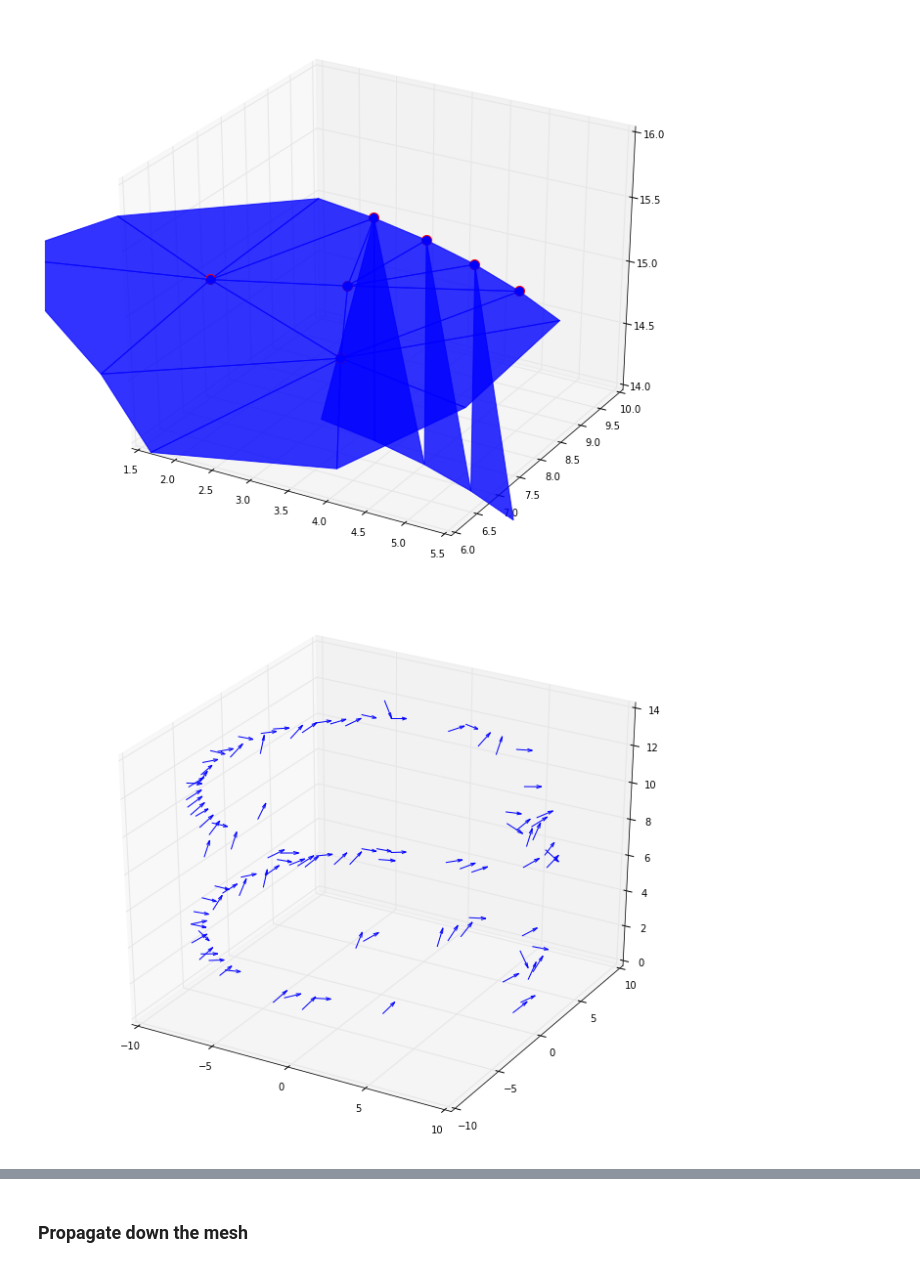
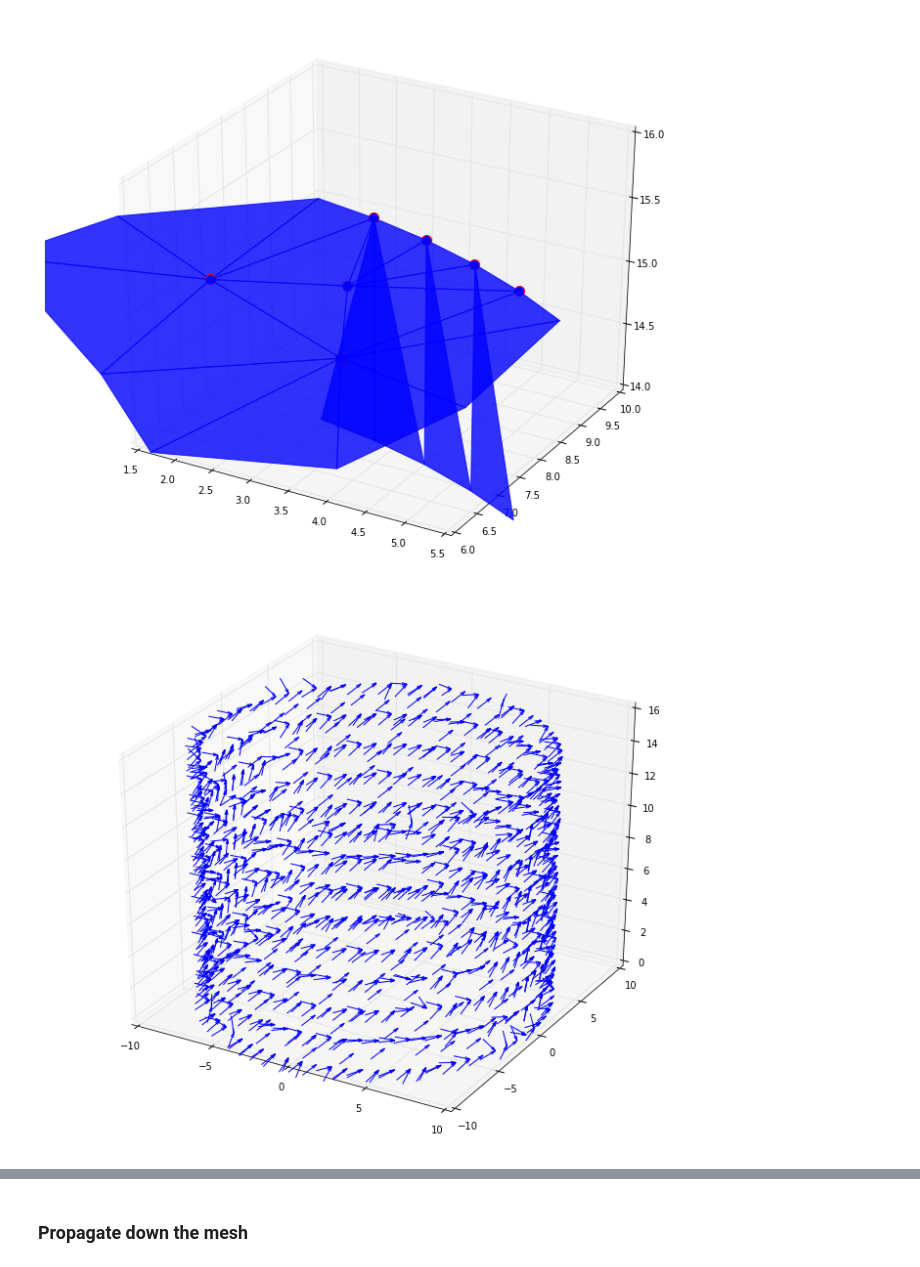
Before and after one commit to dnkrtz/hexmachina, a Jupyter notebook: notebooks/AllHex_Dery.ipynb, the cells around one changed output, grey strips where cells are left out. Cells and saved outputs as stored; diff of their text form; code cells hidden in the pictures.

```diff
--- a/notebooks/AllHex_Dery.ipynb
+++ b/notebooks/AllHex_Dery.ipynb
@@ -42,3 +42,22 @@ tet_mesh.write_vtk("../data/test.vtk")
  - The first neighbor of tetrahedron 'i' is oppposite to the first corner of tetrahedron 'i', and so on.
 
  - An index of -1 indicates there is no neighbor.
+# %%
+def is_facing(triangles, normals, reference):
+    '''
+    When deciding if a polygon is facing the camera, you need
+    only calculate the dot product of the normal vector of
+    that polygon, with a vector from the reference point to one
+    of the polygon's vertices.
+
+    triangles: vertices of triangles, (n,3,3)
+    returns:   boolean, (n,1)
+    '''
+    return [not (np.dot(normals[i], reference - t[0])) < 0.0 for i, t in enumerate(triangles)]
+# %%
+"""
+facing = is_facing(triangles, n, center)
+for i, verdict in enumerate(facing):
+    if verdict:
+        convex_hull.simplices[i] = flip(convex_hull.simplices[i])
+"""
@@ -253,9 +274,9 @@ for i, v in enumerate(dedup_vertices):
 
     for i, j in enumerate(ring):
         n1 = np.array(v_norms[j])
-        vec = tet_mesh.points[int(j)] - np.array(position)
+        vec = np.array(position) - tet_mesh.points[int(j)]
         # edgeAsMatrix = Matrix([vec[0], vec[1], vec[2]])
-        curvature[i] = dot((n1 - n0), vec) / length(vec)
+        curvature[i] = dot((2 * n0), vec) / (length(vec) ** 2)
         Mvi += curvature[i] * transpose(np.matrix(vec)) * vec
 
     # givens_rotation
@@ -324,25 +337,25 @@ plt.show()
 # %%
 from mpl_toolkits.mplot3d import proj3d
 import mpl_toolkits.mplot3d as a3
 from mpl_toolkits.mplot3d import Axes3D
 import matplotlib.pyplot as plt
 
 fig = plt.figure(num=None, figsize=(12, 10), dpi=80)
 ax = fig.add_subplot(111, projection='3d')
 
-for i, v in enumerate(list(dedup_vertices)[200:300]):
+for i, v in enumerate(list(dedup_vertices)):
     i = int(i)
     v = int(v)
-    #maxc = [max_curv[i][0,0], max_curv[i][1,1], max_curv[i][2,2]]
+    maxc = [max_curv[i][0,0], max_curv[i][1,1], max_curv[i][2,2]]
     minc = [min_curv[i][0,0], min_curv[i][1,1], min_curv[i][2,2]]
-    #ax.quiver(tet_mesh.points[v][0], tet_mesh.points[v][1], tet_mesh.points[v][2], maxc[0], maxc[1], maxc[2])
+    ax.quiver(tet_mesh.points[v][0], tet_mesh.points[v][1], tet_mesh.points[v][2], maxc[0], maxc[1], maxc[2])
     ax.quiver(tet_mesh.points[v][0], tet_mesh.points[v][1], tet_mesh.points[v][2], minc[0], minc[1], minc[2])
 
 #drawmesh()
 
 plt.show()
 # %% [output]
-[figure, old version]
+[figure, new version]
 # %%
 from mpl_toolkits.mplot3d.art3d import Poly3DCollection
 
```
Also changed, not shown: parts of 4 cells of this notebook.
